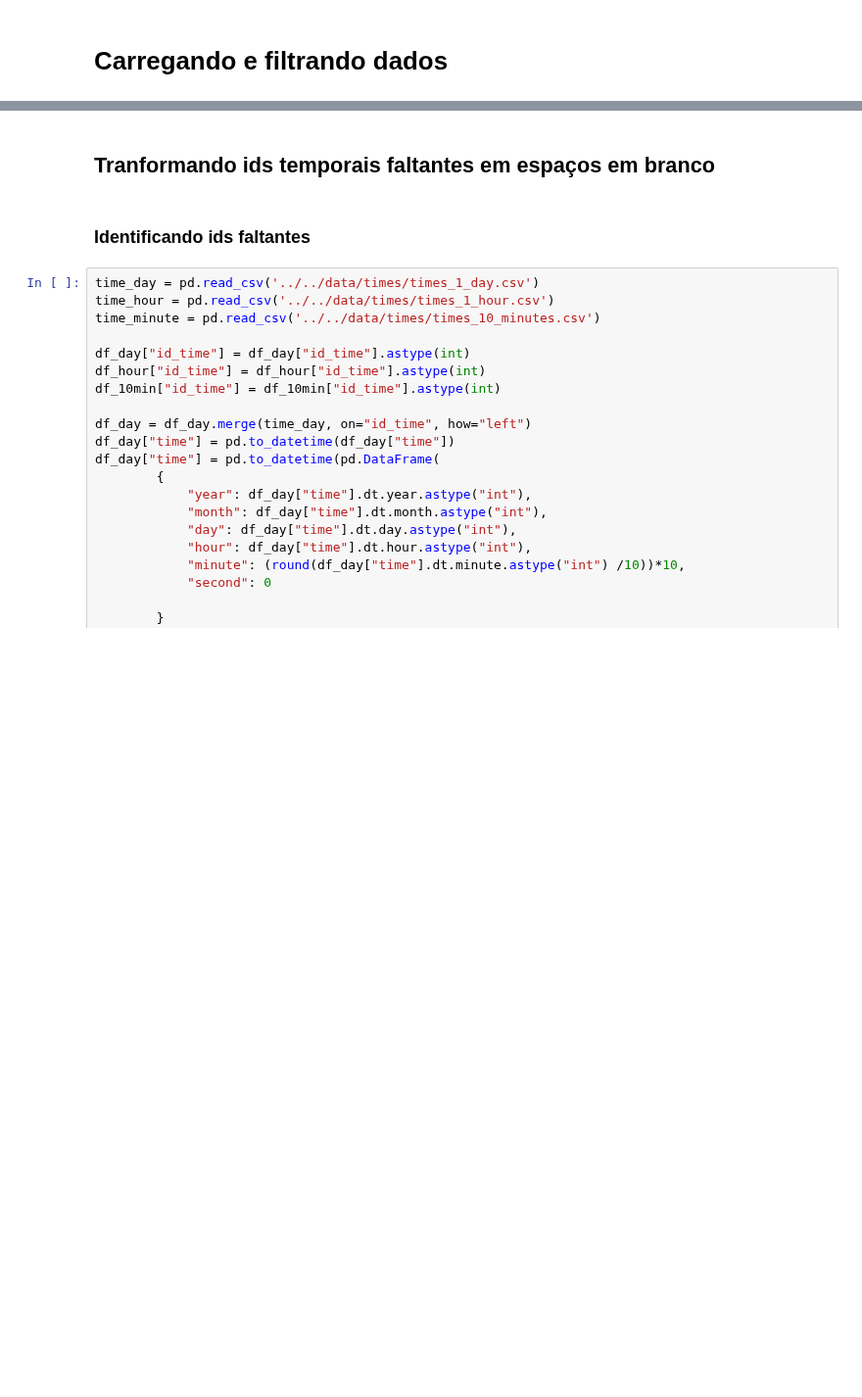
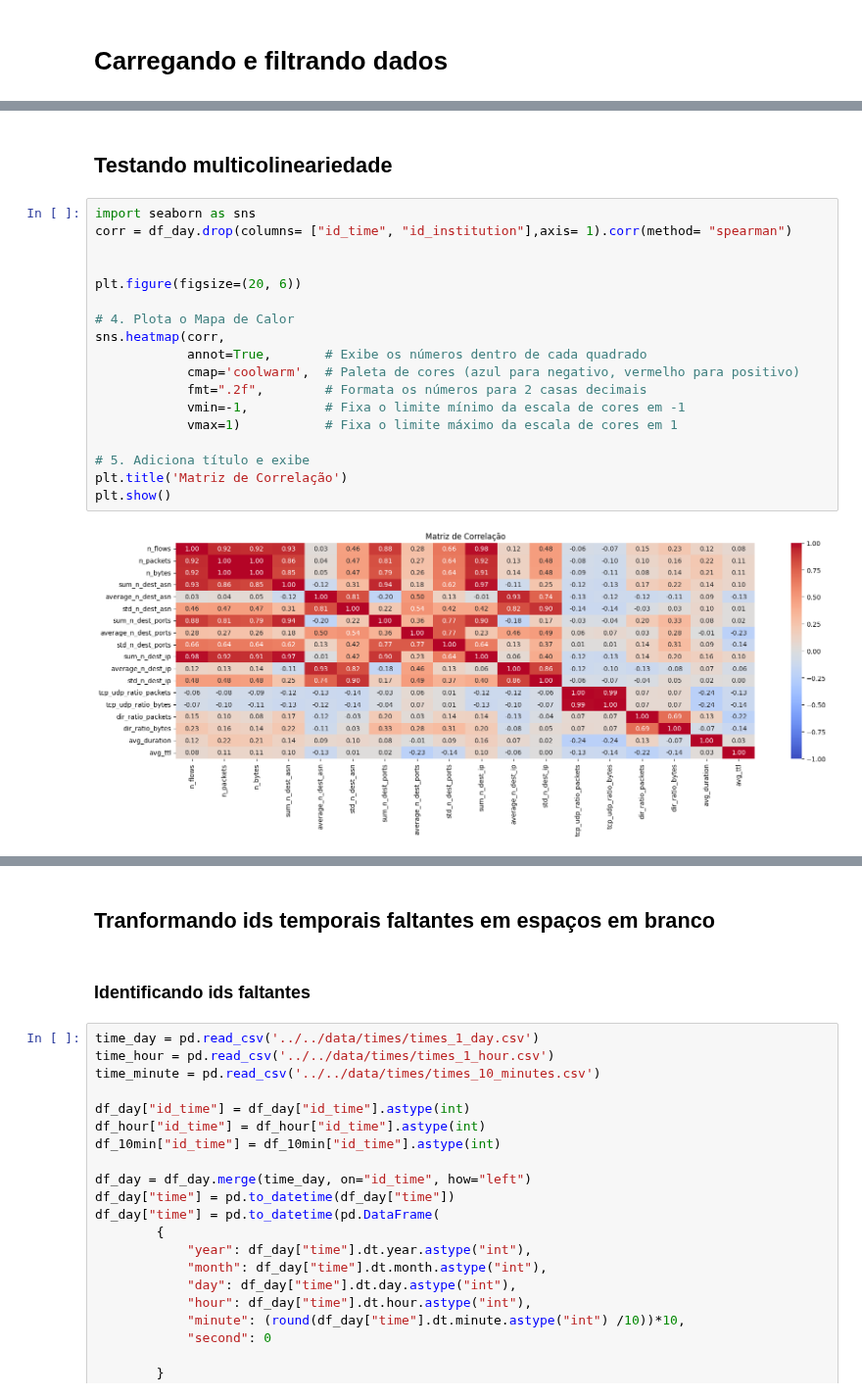
Before and after one commit to LarcesUece/GRANULARITY-PREDICTION, a Jupyter notebook: src/notebooks/time.ipynb, the cells around one changed output, grey strips where cells are left out. Shown at 98% size. Saved outputs shown, nothing was run; the diff lists cells and outputs as text; blank space fills up the shorter version.

Commit message:
estudo de multicolineariedade e intrudução de multiplas variaveis na série

```diff
--- a/src/notebooks/time.ipynb
+++ b/src/notebooks/time.ipynb
@@ -119 +122,23 @@ Instituições restantes: 102
 [figure]
+# %% [markdown]
+## Testando multicolineariedade
+# %%
+import seaborn as sns
+corr = df_day.drop(columns= ["id_time", "id_institution"],axis= 1).corr(method= "spearman")
+
+
+plt.figure(figsize=(20, 6))
+
+# 4. Plota o Mapa de Calor
+sns.heatmap(corr,
+            annot=True,       # Exibe os números dentro de cada quadrado
+            cmap='coolwarm',  # Paleta de cores (azul para negativo, vermelho para positivo)
+            fmt=".2f",        # Formata os números para 2 casas decimais
+            vmin=-1,          # Fixa o limite mínimo da escala de cores em -1
+            vmax=1)           # Fixa o limite máximo da escala de cores em 1
+
+# 5. Adiciona título e exibe
+plt.title('Matriz de Correlação')
+plt.show()
+# %% [output]
+[figure, added]
```
Also changed, not shown: parts of 10 cells of this notebook, 20 other files.
